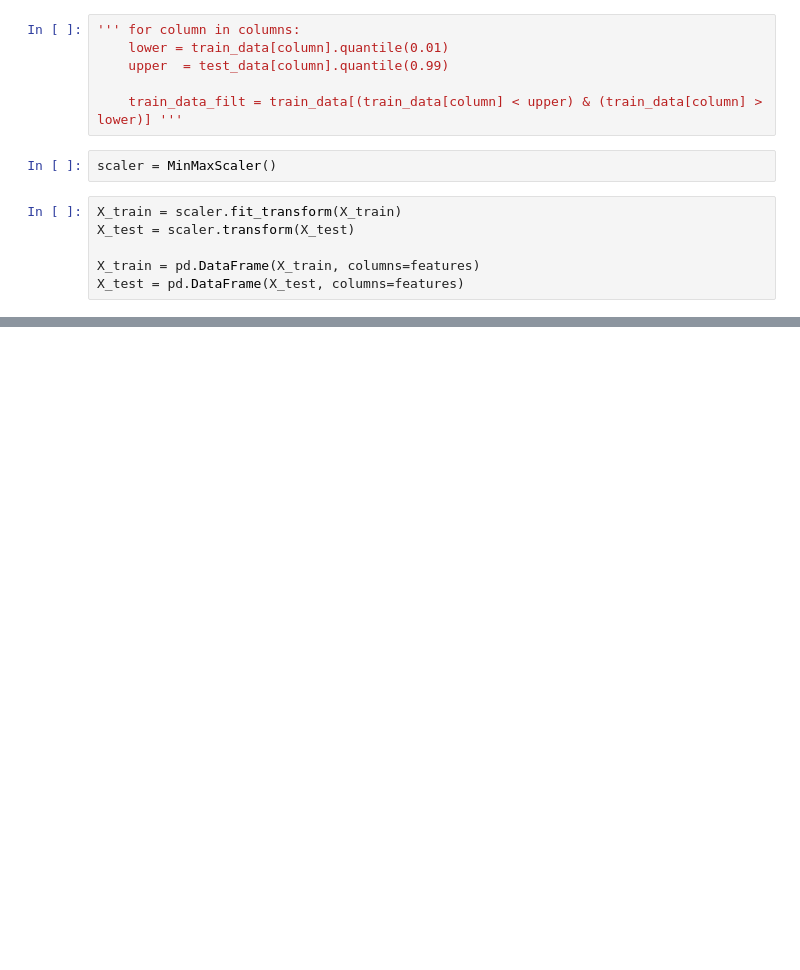
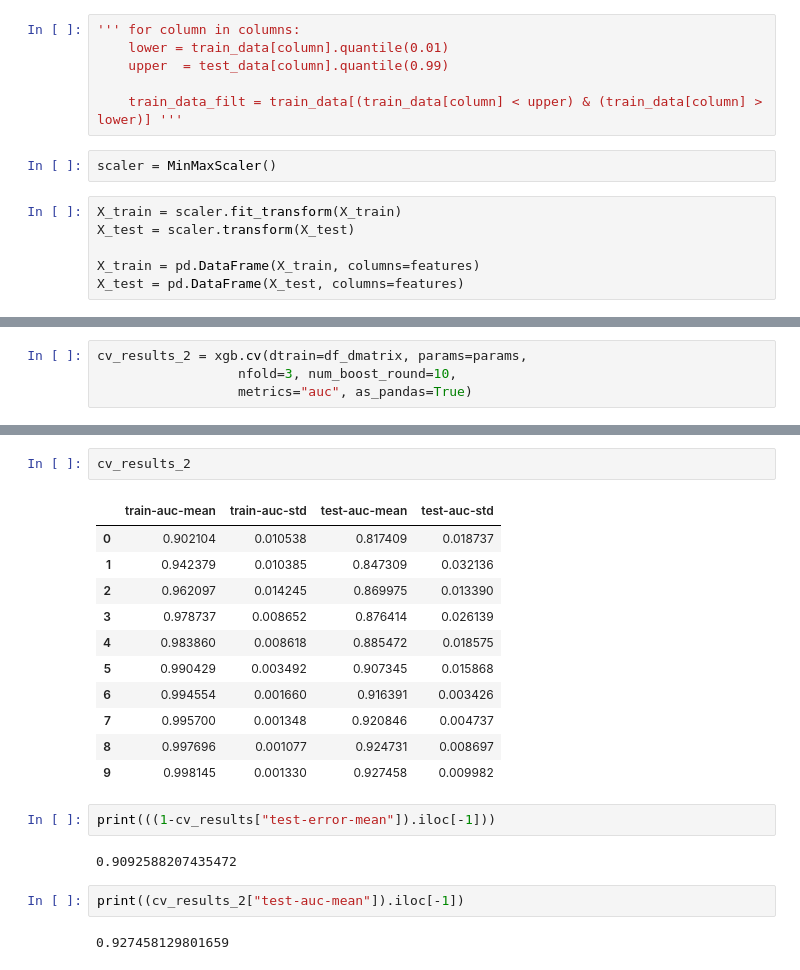
Before and after one commit to MagedZaghloul/ICR, a Jupyter notebook: ICR.ipynb, the cells around one changed output, grey strips where cells are left out. Drawn from its saved outputs; the diff is of its cells as text; blank space fills up the shorter version.

```diff
--- a/ICR.ipynb
+++ b/ICR.ipynb
@@ -158,0 +166,4 @@ X_test = pd.DataFrame(X_test, columns=features)
+# %%
+cv_results_2 = xgb.cv(dtrain=df_dmatrix, params=params,
+                  nfold=3, num_boost_round=10,
+                  metrics="auc", as_pandas=True)
@@ -158,0 +184,22 @@ X_test = pd.DataFrame(X_test, columns=features)
+# %%
+cv_results_2
+# %% [output]
+|  | train-auc-mean | train-auc-std | test-auc-mean | test-auc-std |
+| 0 | 0.902104 | 0.010538 | 0.817409 | 0.018737 |
+| 1 | 0.942379 | 0.010385 | 0.847309 | 0.032136 |
+| 2 | 0.962097 | 0.014245 | 0.869975 | 0.013390 |
+| 3 | 0.978737 | 0.008652 | 0.876414 | 0.026139 |
+| 4 | 0.983860 | 0.008618 | 0.885472 | 0.018575 |
+| 5 | 0.990429 | 0.003492 | 0.907345 | 0.015868 |
+| 6 | 0.994554 | 0.001660 | 0.916391 | 0.003426 |
+| 7 | 0.995700 | 0.001348 | 0.920846 | 0.004737 |
+| 8 | 0.997696 | 0.001077 | 0.924731 | 0.008697 |
+| 9 | 0.998145 | 0.001330 | 0.927458 | 0.009982 |
+# %%
+print(((1-cv_results["test-error-mean"]).iloc[-1]))
+# %% [output]
+0.9092588207435472
+# %%
+print((cv_results_2["test-auc-mean"]).iloc[-1])
+# %% [output]
+0.927458129801659
```
Also changed, not shown: parts of 4 cells of this notebook.
